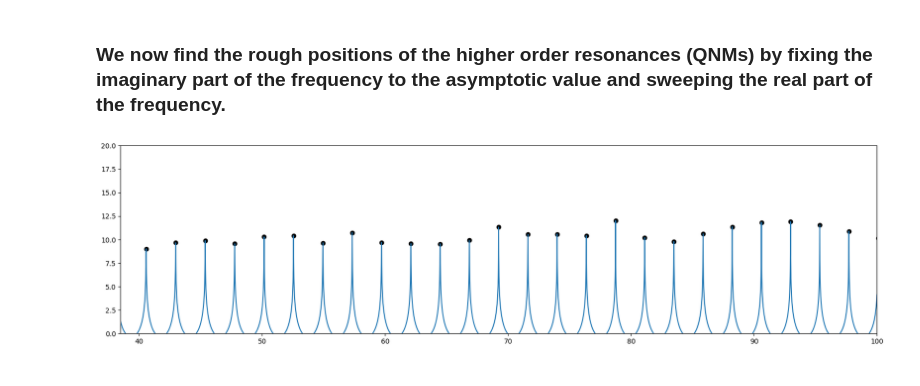
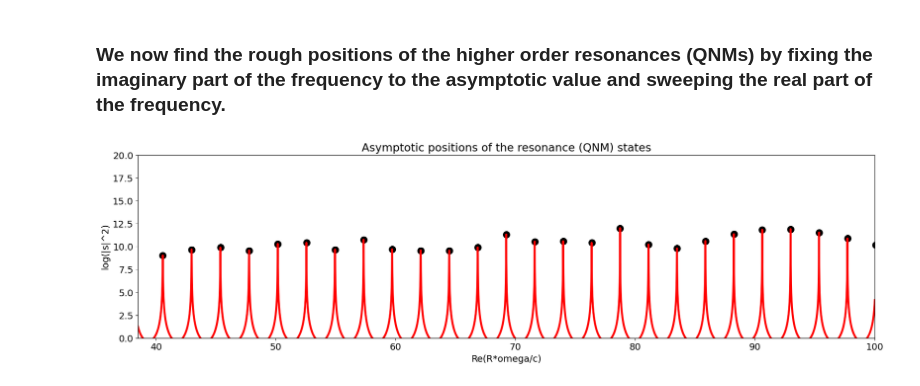
Before and after one commit to AliGhorashiCMT/Coherent-Perfect-Absorption, a Jupyter notebook: spheres/Leung and Pang paper.ipynb, the cells around one changed output. Cells and saved outputs as stored; diff of their text form; code cells hidden in the pictures.

```diff
--- a/spheres/Leung and Pang paper.ipynb
+++ b/spheres/Leung and Pang paper.ipynb
@@ -6,4 +6,5 @@ import matplotlib.pyplot as plt
 from scipy.special import spherical_jn, factorial2
 from scipy.signal import find_peaks
 from scipy.ndimage import maximum_filter1d
+plt.rc('font', size=14)          # controls default text sizes
 # %% [markdown]
@@ -152,9 +153,12 @@ omega_real_asymptotic_v = x_asymptotic[omega_real_asymptotic_indices];
 # %%
 fig, ax = plt.subplots(figsize=(20, 5))
 qnm_condition = np.log(np.abs(s_arr_te_asymptotic)**2)
-ax.plot(x_asymptotic, qnm_condition )
-ax.scatter(omega_real_asymptotic_v, qnm_condition[omega_real_asymptotic_indices], color="black");
+ax.plot(x_asymptotic, qnm_condition, color="red", linewidth=3)
+ax.scatter(omega_real_asymptotic_v, qnm_condition[omega_real_asymptotic_indices], color="black", s=100);
 ax.set_xlim(x_asymptotic.min(), 100) # If we go to the maximum it's just too much
 ax.set_ylim(0, 20);
+ax.set_xlabel("Re(R*omega/c)")
+ax.set_ylabel("log(|s|^2)");
+ax.set_title("Asymptotic positions of the resonance (QNM) states");
 # %% [output]
-[figure, old version]
+[figure, new version]
```
Also changed, not shown: parts of 11 cells of this notebook.
